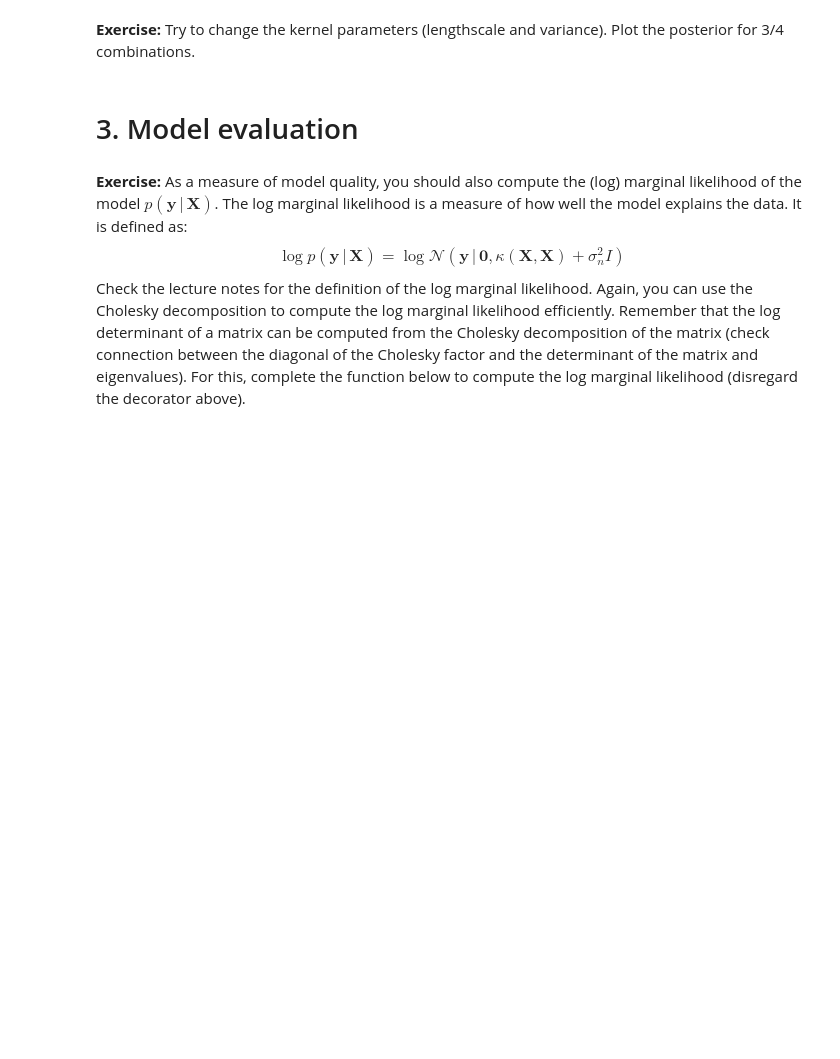
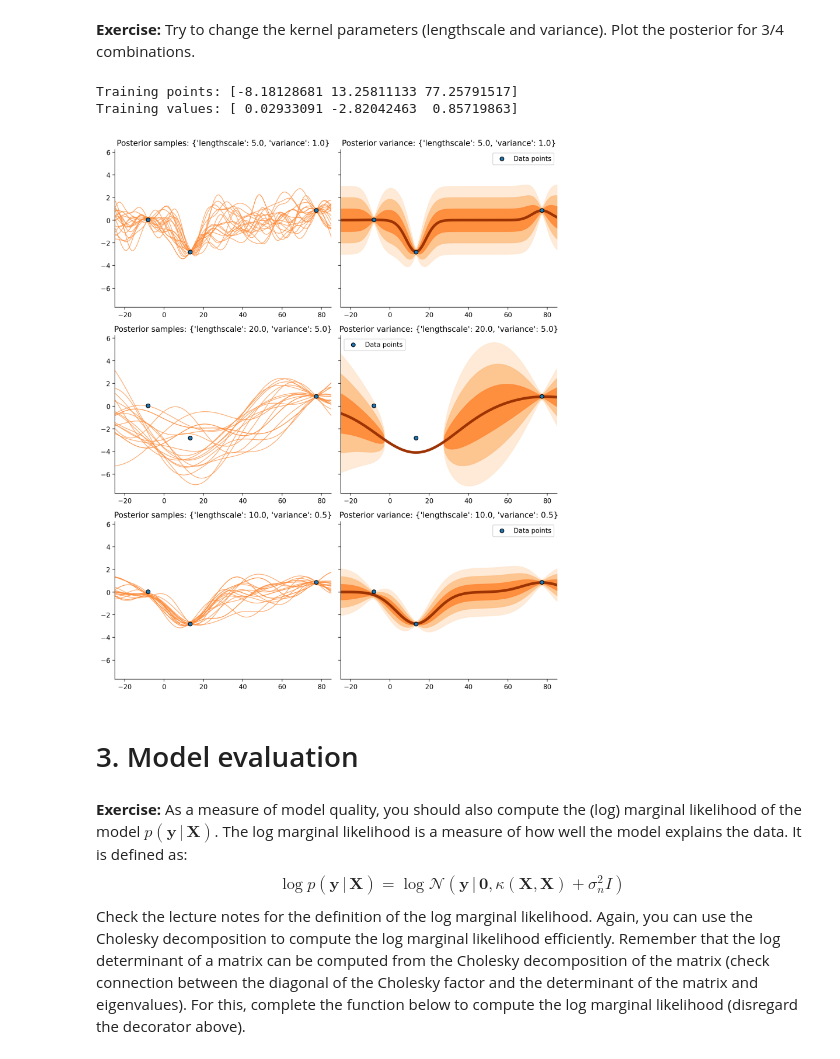
Before and after one commit to annalithell/asi-labs, a Jupyter notebook: lab_week3/Gaussian_Process_Regression.ipynb, the cells around one changed output. Cells and saved outputs as stored; diff of their text form; code cells hidden in the pictures; blank space fills up the shorter version.

```diff
--- a/lab_week3/Gaussian_Process_Regression.ipynb
+++ b/lab_week3/Gaussian_Process_Regression.ipynb
@@ -425,6 +463,58 @@ plt.show()
 # %% [markdown]
 **Exercise:**
 Try to change the kernel parameters (lengthscale and variance). Plot the posterior for 3/4 combinations.
+# %%
+np.random.seed(14)
+
+idx = np.random.permutation(len(X))[:3]
+
+Xtr = X[idx]
+ytr = y[idx]
+
+print(f"Training points: {Xtr.flatten()}")
+print(f"Training values: {ytr.flatten()}")
+
+param_combinations = [
+    {"lengthscale": 5.0, "variance": 1.0},
+    {"lengthscale": 20.0, "variance": 5.0},
+    {"lengthscale": 10.0, "variance": 0.5},
+]
+
+# Number of samples to draw from the posterior
+n_samples = 50
+
+# Create a figure and axes with adjusted spacing
+fig, axes = plt.subplots(len(param_combinations), 2, figsize=(10, 4 * len(param_combinations)), sharey=True)
+fig.subplots_adjust(hspace=0.4, wspace=0.4)  # Added spacing
+
+# Iterate through parameter combinations
+for i, params in enumerate(param_combinations):
+    # Compute the posterior mean and covariance
+    f_mean, f_cov = predict_f_posterior(params, rbf_kernel, Xtr, ytr, Xt)
+
+    # Sample from the posterior
+    samples = np.random.multivariate_normal(f_mean.flatten(), f_cov, size=n_samples)
+
+    # Plot the samples and data
+    plot_samples(Xt, samples, palette="Oranges", ax=axes[i, 0])
+    plot_data(Xtr, ytr, ax=axes[i, 0])
+
+    # Plot the posterior mean and confidence interval
+    plot_gp(Xt, f_mean, f_cov, ax=axes[i, 1], palette="Oranges")
+    plot_data(Xtr, ytr, ax=axes[i, 1])
+    axes[i, 1].legend()
+
+    # Set the title for each row
+    axes[i, 0].set_title(f"Posterior samples: {params}")
+    axes[i, 1].set_title(f"Posterior variance: {params}")
+
+# Adjust layout and show the plot
+plt.tight_layout()
+plt.show()
+# %% [output]
+Training points: [-8.18128681 13.25811133 77.25791517]
+Training values: [ 0.02933091 -2.82042463  0.85719863]
+[figure, added]
 # %% [markdown]
 # 3. Model evaluation
 # %% [markdown]
```
Also changed, not shown: parts of 19 cells of this notebook.
